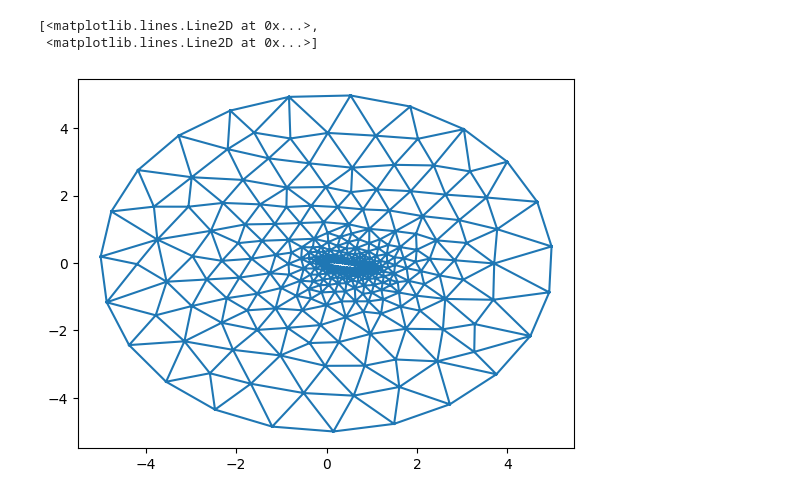
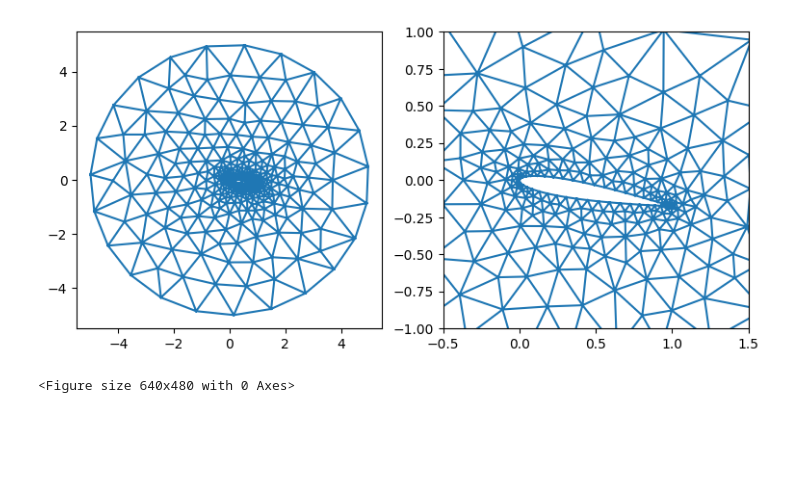
Before and after one commit to JakobBD/innusint, a Jupyter notebook: naca.ipynb, the cells around one changed output. Saved outputs shown, nothing was run; the diff lists cells and outputs as text; code cells hidden in the pictures; blank space fills up the shorter version.

```diff
--- a/naca.ipynb
+++ b/naca.ipynb
@@ -39,15 +20,16 @@ elems = mesh.cells_dict['triangle']
 # %%
 from matplotlib import pyplot as plt
 
+
+fig, ax = plt.subplots(1, 2)
+fig.set_size_inches(9, 4)
 plt.figure()
-plt.triplot(nodes[:,0], nodes[:,1], elems)
-plt.figure()
-plt.triplot(nodes[:,0], nodes[:,1], elems)
-_ = plt.axis([-1.5, 1.5, -1., 1.])
+ax[0].triplot(nodes[:,0], nodes[:,1], elems)
+ax[1].triplot(nodes[:,0], nodes[:,1], elems)
+dummy = ax[1].axis([-0.5, 1.5, -1., 1.])
 # %% [output]
+[figure, new version]
-[<matplotlib.lines.Line2D at 0x...>,
- <matplotlib.lines.Line2D at 0x...>]
+<Figure size 640x480 with 0 Axes>
-[figure, old version]
 # %%
 # CONNECTIVITY
 n_elems = elems.shape[0]
```
Also changed, not shown: parts of 8 cells of this notebook.
